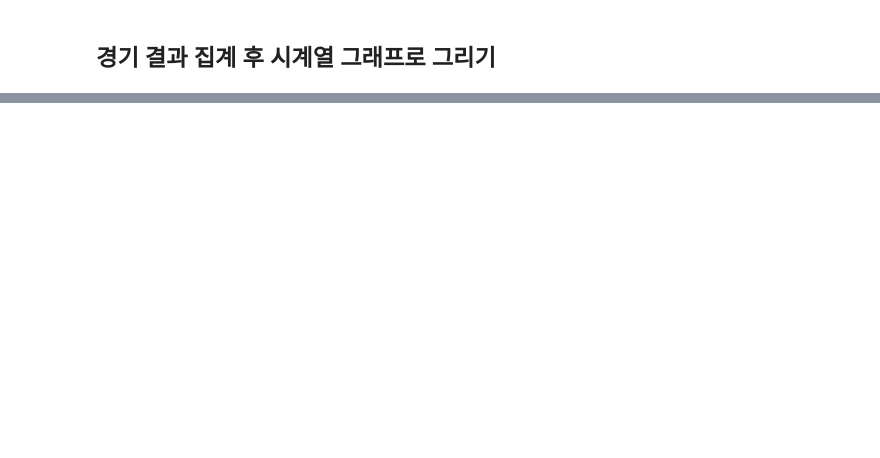
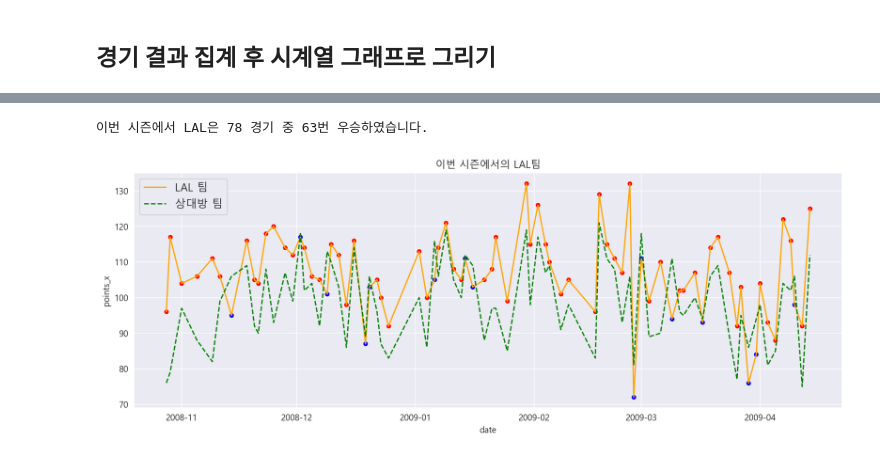
Before and after one commit to xudegloss/data-analysis, a Jupyter notebook: 02_Lakers/data_analysis.ipynb, the cells around one changed output, grey strips where cells are left out. Drawn from its saved outputs; the diff is of its cells as text; code cells hidden in the pictures; blank space fills up the shorter version.

```diff
--- a/02_Lakers/data_analysis.ipynb
+++ b/02_Lakers/data_analysis.ipynb
@@ -461,0 +531,4 @@ _=ax.set_title("쿼터 별 행동 발생 횟수")
+# %%
+# 병합하여 생각해보자
+df4=pd.merge(lal, opp, on="date")
+df4
@@ -461,0 +549,32 @@ _=ax.set_title("쿼터 별 행동 발생 횟수")
+# %%
+# LAL 승리
+win=df4[df4["points_x"]>df4["points_y"]]
+
+# LAL 패배
+los=df4[df4["points_x"]<df4["points_y"]]
+
+print(f"이번 시즌에서 LAL은 {df4.shape[0]} 경기 중 {win.shape[0]}번 우승하였습니다.")
+# %% [output]
+이번 시즌에서 LAL은 78 경기 중 63번 우승하였습니다.
+# %%
+# LAL 팀 날짜 별 점수 (df4)
+# 상대방 팀 날짜 별 점수 (df4)
+# LAL 팀 이긴 경우 (win)
+# LAL 팀 진 경우 (los)
+
+fig, ax=plt.subplots(1, 1, figsize=(15, 5), dpi=200)
+_=ax.set_title("이번 시즌에서의 LAL팀")
+
+# LAL 팀의 점수를 오렌지 실선으로 나타낸다
+# LAL 팀이 이긴 날은 빨간 점, LAL 팀이 진 날은 파란 점으로 표기하기
+# 상대방 팀은 초록색 점선으로 나타낸다
+
+_=sns.lineplot(data=df4, x="date", y="points_x", color="orange", ax=ax, label="LAL 팀")
+_=sns.lineplot(data=df4, x="date", y="points_y", color="green", ax=ax, linestyle="--", label="상대방 팀")
+_=sns.scatterplot(data=win, x="date", y="points_x", color="red", ax=ax, marker="o")
+_=sns.scatterplot(data=los, x="date", y="points_x", color="blue", ax=ax, marker="o")
+
+_=ax.legend(fontsize=13)
+# 경기 결과를 한 번에 확인 가능하다
+# %% [output]
+[figure, added]
```
Also changed, not shown: parts of 17 cells of this notebook.
